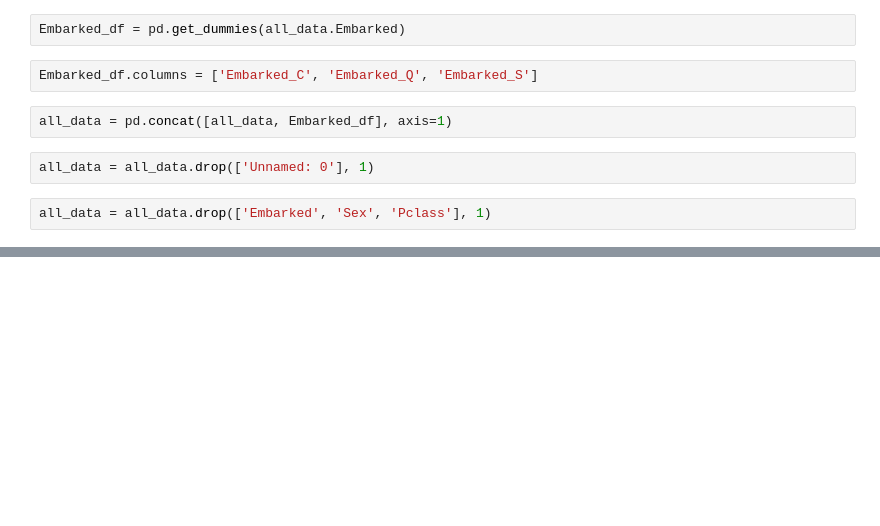
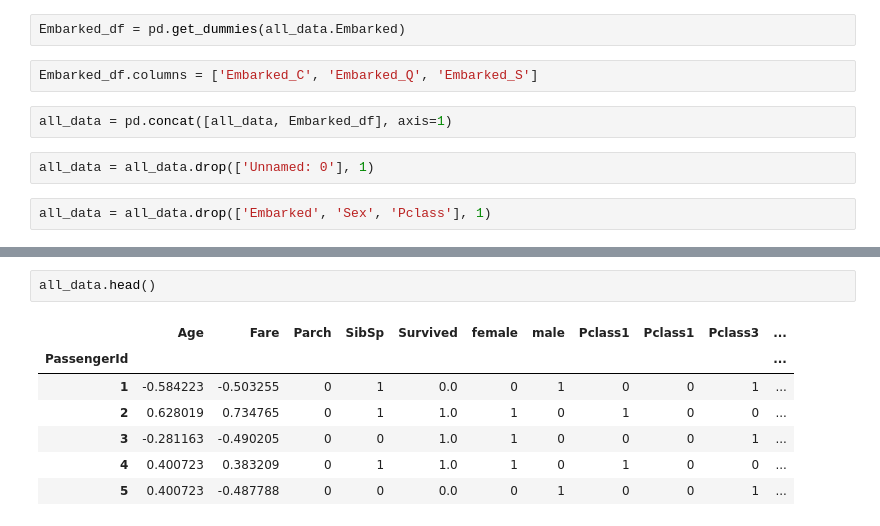
Before and after one commit to adrianoff/ml_coursera, a Jupyter notebook: training/titanic/src/prepare_features.ipynb, the cells around one changed output, grey strips where cells are left out. Drawn from its saved outputs; the diff is of its cells as text; blank space fills up the shorter version.

```diff
--- a/training/titanic/src/prepare_features.ipynb
+++ b/training/titanic/src/prepare_features.ipynb
@@ -69,0 +95,10 @@ all_data
+# %%
+all_data.head()
+# %% [output]
+|  | Age | Fare | Parch | SibSp | Survived | female | male | Pclass1 | Pclass1 | Pclass3 | ... |
+| PassengerId |  |  |  |  |  |  |  |  |  |  | ... |
+| 1 | -0.584223 | -0.503255 | 0 | 1 | 0.0 | 0 | 1 | 0 | 0 | 1 | ... |
+| 2 | 0.628019 | 0.734765 | 0 | 1 | 1.0 | 1 | 0 | 1 | 0 | 0 | ... |
+| 3 | -0.281163 | -0.490205 | 0 | 0 | 1.0 | 1 | 0 | 0 | 0 | 1 | ... |
+| 4 | 0.400723 | 0.383209 | 0 | 1 | 1.0 | 1 | 0 | 1 | 0 | 0 | ... |
+| 5 | 0.400723 | -0.487788 | 0 | 0 | 0.0 | 0 | 1 | 0 | 0 | 1 | ... |
```
Also changed, not shown: parts of 12 cells of this notebook, 6 other files.
